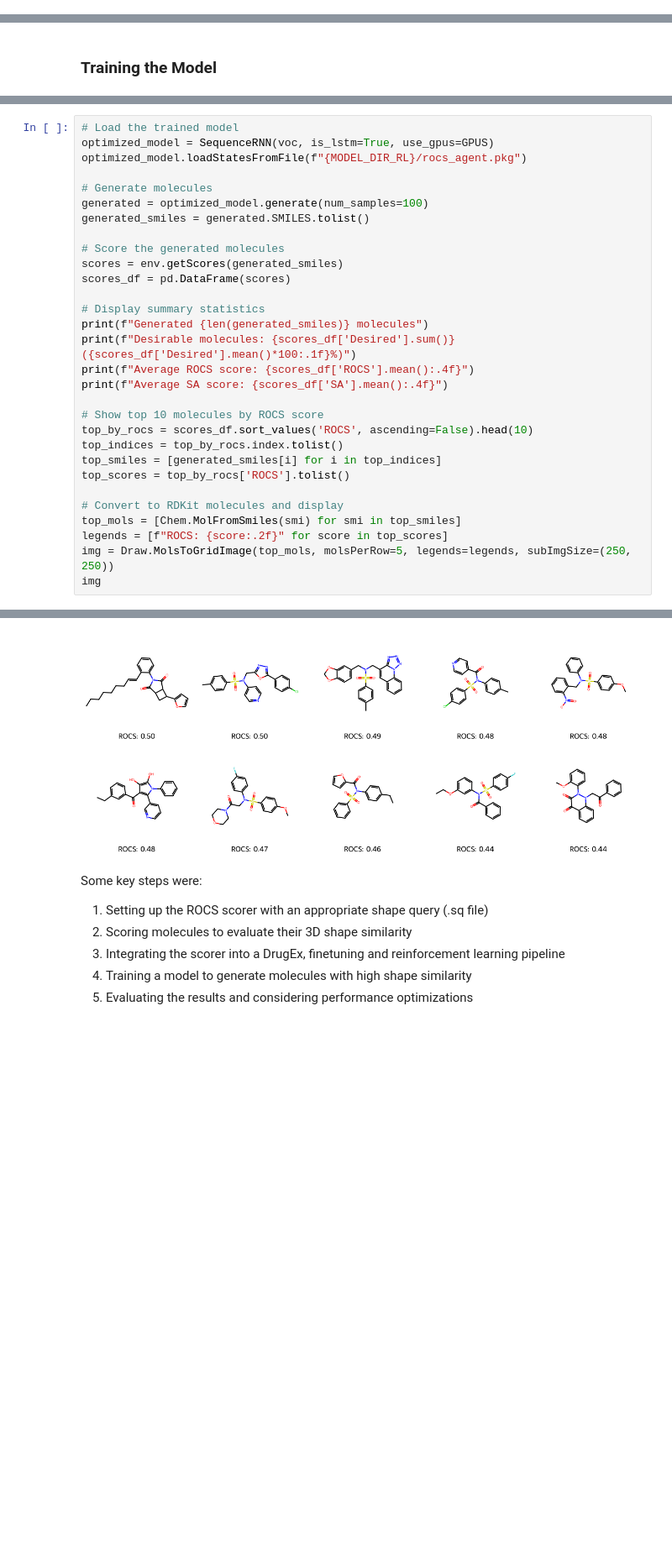
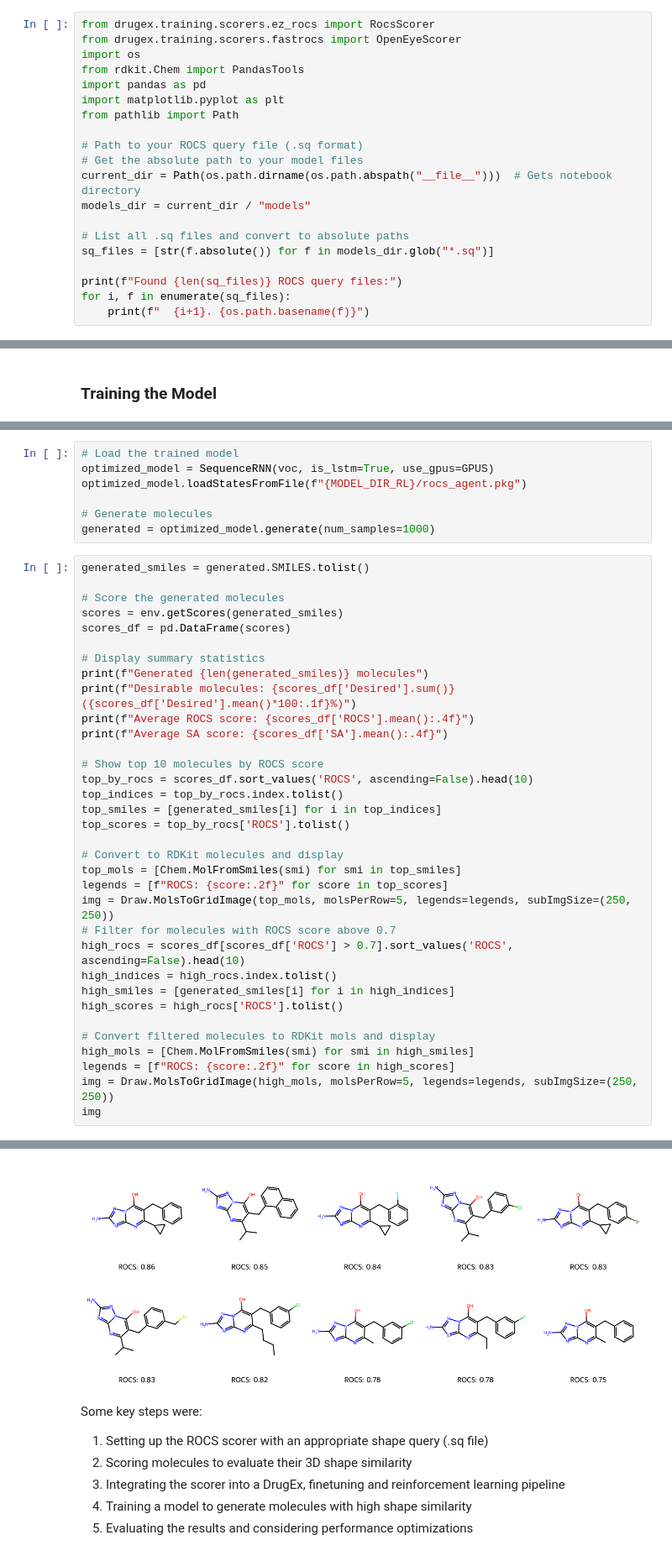
Before and after one commit to CDDLeiden/DrugEx, a Jupyter notebook: tutorial/rocs/DrugEx_RNN_ROCS_v2.ipynb, the cells around one changed output, grey strips where cells are left out. Shown at 84% size. Drawn from its saved outputs; the diff is of its cells as text; blank space fills up the shorter version.

```diff
--- a/tutorial/rocs/DrugEx_RNN_ROCS_v2.ipynb
+++ b/tutorial/rocs/DrugEx_RNN_ROCS_v2.ipynb
@@ -17,3 +17,23 @@ To run this notebook, you need:
 3. A ROCS query file (.sq format)
 # %% [markdown]
 ## 1. Setting Up ROCS Scorer
+# %%
+from drugex.training.scorers.ez_rocs import RocsScorer
+from drugex.training.scorers.fastrocs import OpenEyeScorer
+import os
+from rdkit.Chem import PandasTools
+import pandas as pd
+import matplotlib.pyplot as plt
+from pathlib import Path
+
+# Path to your ROCS query file (.sq format)
+# Get the absolute path to your model files
+current_dir = Path(os.path.dirname(os.path.abspath("__file__")))  # Gets notebook directory
+models_dir = current_dir / "models"
+
+# List all .sq files and convert to absolute paths
+sq_files = [str(f.absolute()) for f in models_dir.glob("*.sq")]
+
+print(f"Found {len(sq_files)} ROCS query files:")
+for i, f in enumerate(sq_files):
+    print(f"  {i+1}. {os.path.basename(f)}")
@@ -622,10 +633,11 @@ plt.show()
+# %%
+# Load the trained model
+optimized_model = SequenceRNN(voc, is_lstm=True, use_gpus=GPUS)
+optimized_model.loadStatesFromFile(f"{MODEL_DIR_RL}/rocs_agent.pkg")
+
+# Generate molecules
+generated = optimized_model.generate(num_samples=1000)
 # %%
-# Load the trained model
-optimized_model = SequenceRNN(voc, is_lstm=True, use_gpus=GPUS)
-optimized_model.loadStatesFromFile(f"{MODEL_DIR_RL}/rocs_agent.pkg")
-
-# Generate molecules
-generated = optimized_model.generate(num_samples=100)
 generated_smiles = generated.SMILES.tolist()
 
 # Score the generated molecules
@@ -648,5 +660,15 @@ top_scores = top_by_rocs['ROCS'].tolist()
 top_mols = [Chem.MolFromSmiles(smi) for smi in top_smiles]
 legends = [f"ROCS: {score:.2f}" for score in top_scores]
 img = Draw.MolsToGridImage(top_mols, molsPerRow=5, legends=legends, subImgSize=(250, 250))
+# Filter for molecules with ROCS score above 0.7
+high_rocs = scores_df[scores_df['ROCS'] > 0.7].sort_values('ROCS', ascending=False).head(10)
+high_indices = high_rocs.index.tolist()
+high_smiles = [generated_smiles[i] for i in high_indices]
+high_scores = high_rocs['ROCS'].tolist()
+
+# Convert filtered molecules to RDKit mols and display
+high_mols = [Chem.MolFromSmiles(smi) for smi in high_smiles]
+legends = [f"ROCS: {score:.2f}" for score in high_scores]
+img = Draw.MolsToGridImage(high_mols, molsPerRow=5, legends=legends, subImgSize=(250, 250))
 img
 # %% [output]
@@ -661,4 +692,4 @@ Average SA score: 0.9703
-[figure, old version]
+[figure, new version]
 # %% [markdown]
 
 
```
Also changed, not shown: parts of 15 cells of this notebook.
